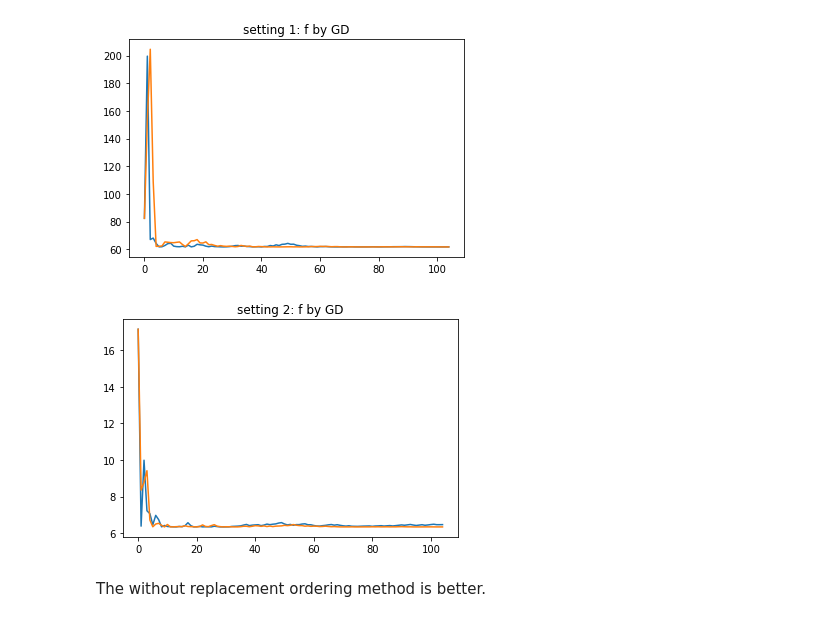
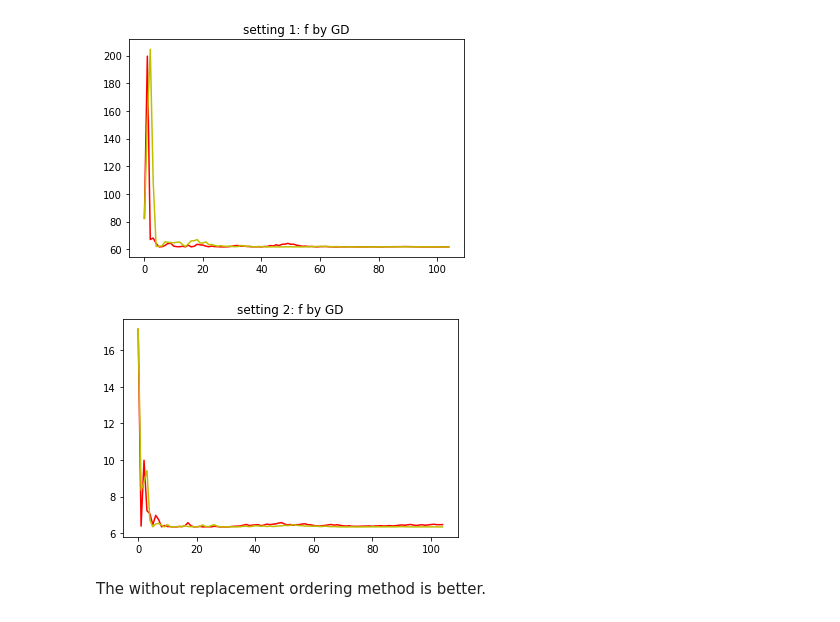
Before and after one commit to WelkinKay/project2, a Jupyter notebook: project2.ipynb, the cells around one changed output. Cells and saved outputs as stored; diff of their text form; code cells hidden in the pictures.

```diff
--- a/project2.ipynb
+++ b/project2.ipynb
@@ -79,15 +79,18 @@ x_wo_uniform, fvalue_wo_uniform, xvalue_wo_uniform = IGD_wo_task1(y2)
 # %%
 import matplotlib.pyplot as plt
 plt.title("setting 1: f by GD")
-plt.plot(range(len(y1)), fvalue_wr_normal, range(len(y1)), fvalue_wo_normal)
+plt.plot(range(len(y1)), fvalue_wr_normal,color='r',label='wr')
+plt.plot(range(len(y1)), fvalue_wo_normal,color='y',label='wo')
 plt.show()
 
 plt.title("setting 2: f by GD")
-plt.plot(range(len(y2)), fvalue_wr_uniform, range(len(y2)), fvalue_wo_uniform)
+plt.plot(range(len(y2)), fvalue_wr_uniform,color='r',label='wr')
+plt.plot(range(len(y2)), fvalue_wo_uniform,color='y',label='wo')
+
 plt.show()
 # %% [output]
-[figure, old version]
+[figure, new version]
-[figure, old version]
+[figure, new version]
 # %% [markdown]
 The without replacement ordering method is better.
 # %% [markdown]
```
Also changed, not shown: parts of 5 cells of this notebook.
